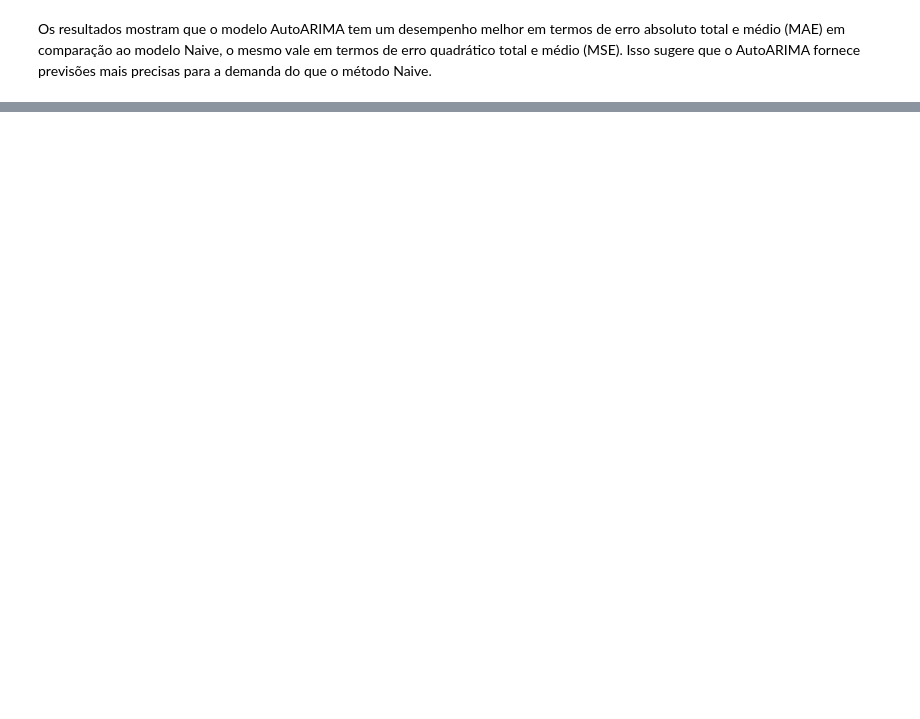
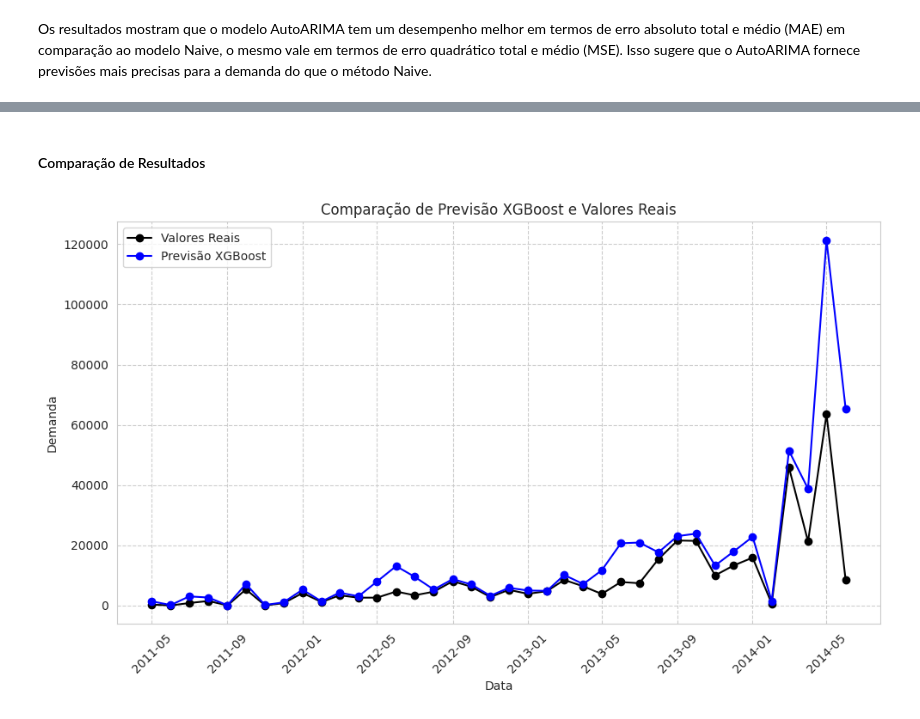
Before and after one commit to drisanches/desafio_final_LH, a Jupyter notebook: docs/aw_sales_forecasting.ipynb, the cells around one changed output, grey strips where cells are left out. Cells and saved outputs as stored; diff of their text form; code cells hidden in the pictures; blank space fills up the shorter version.

```diff
--- a/docs/aw_sales_forecasting.ipynb
+++ b/docs/aw_sales_forecasting.ipynb
@@ -950,0 +1225,14 @@ fcst.plot(Y_train, Y_hat_df)
+# %%
+# Codificar as variáveis categóricas usando one-hot encoding
+X_train_encoded = pd.get_dummies(X_train, drop_first=True)
+X_test_encoded = pd.get_dummies(X_test, drop_first=True)
+
+# Garantir que as colunas do treino e teste estão alinhadas
+X_test_encoded = X_test_encoded.reindex(columns = X_train_encoded.columns, fill_value=0)
+
+# Treinar o modelo XGBoost
+xg_reg = xgb.XGBRegressor(objective='reg:squarederror', n_estimators=100, learning_rate=0.1)
+xg_reg.fit(X_train_encoded, y_train)
+
+# Fazer previsões
+y_pred_xgb = xg_reg.predict(X_test_encoded)
@@ -950,0 +1276,34 @@ fcst.plot(Y_train, Y_hat_df)
+# %% [markdown]
+#### Comparação de Resultados
+# %%
+Y_test1['y_pred'] = y_pred_xgb
+
+Y_test1['year_month'] = pd.to_datetime(Y_test1[['year', 'month']].assign(day=1))
+grouped_pred = Y_test1.groupby('year_month').agg({'y': 'sum', 'y_pred': 'sum'}).reset_index()
+# %%
+plt.figure(figsize=(10, 6))
+
+plt.plot(grouped_pred['year_month'],
+         grouped_pred['y'],
+         label='Valores Reais',
+         linestyle='-',
+         marker='o',
+         color='black')
+
+plt.plot(grouped_pred['year_month'],
+         grouped_pred['y_pred'],
+         label='Previsão XGBoost',
+         linestyle='-',
+         marker='o',
+         color='blue')
+
+plt.title('Comparação de Previsão XGBoost e Valores Reais')
+plt.xlabel('Data')
+plt.ylabel('Demanda')
+plt.xticks(rotation=45)
+plt.legend()
+plt.tight_layout()
+
+plt.show()
+# %% [output]
+[figure, added]
```
Also changed, not shown: parts of 61 cells of this notebook, 1 other file.
